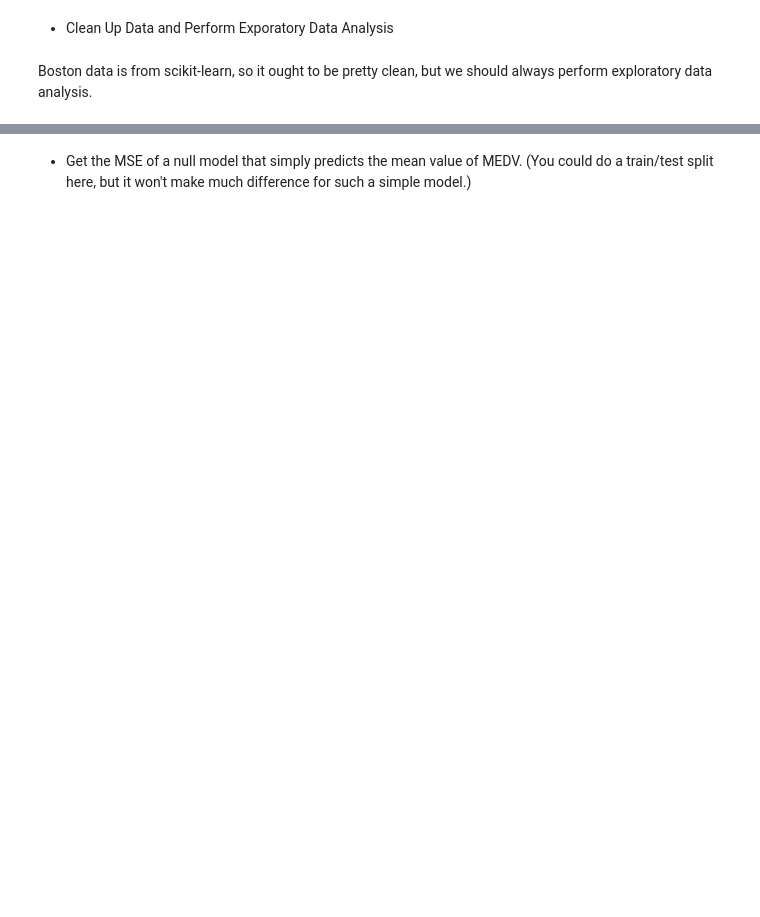
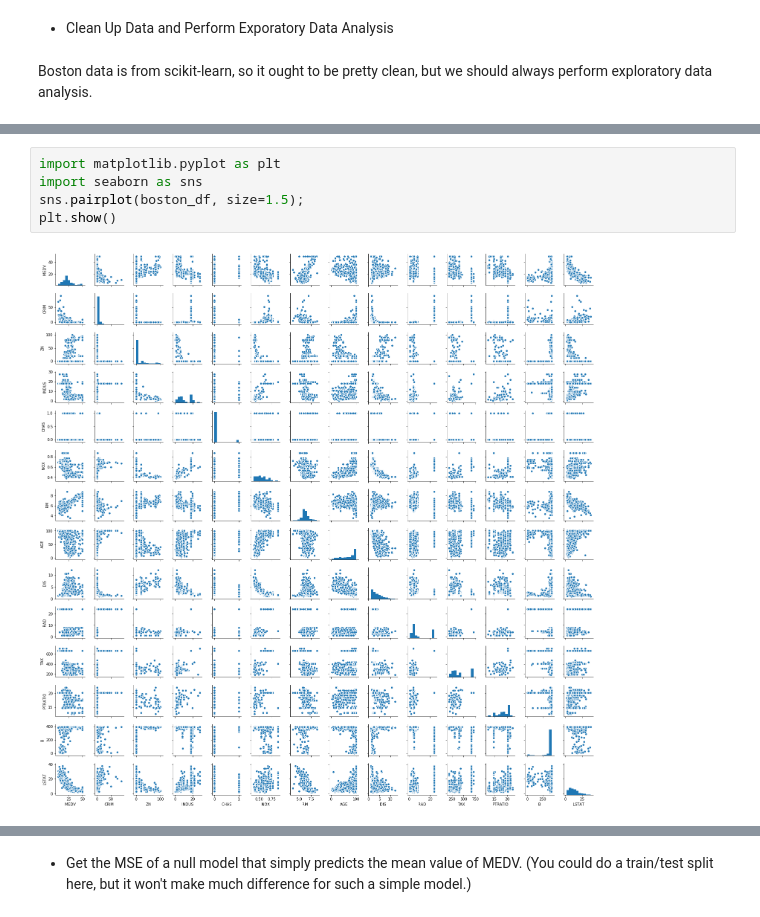
Before and after one commit to meghanaanne/UNIT3, a Jupyter notebook: linreg_knn_project.ipynb, the cells around one changed output, grey strips where cells are left out. Saved outputs shown, nothing was run; the diff lists cells and outputs as text; blank space fills up the shorter version.

```diff
--- a/linreg_knn_project.ipynb
+++ b/linreg_knn_project.ipynb
@@ -69,0 +189,7 @@ Boston data is from scikit-learn, so it ought to be pretty clean, but we should
+# %%
+import matplotlib.pyplot as plt
+import seaborn as sns
+sns.pairplot(boston_df, size=1.5);
+plt.show()
+# %% [output]
+[figure, added]
```
Also changed, not shown: parts of 55 cells of this notebook.
